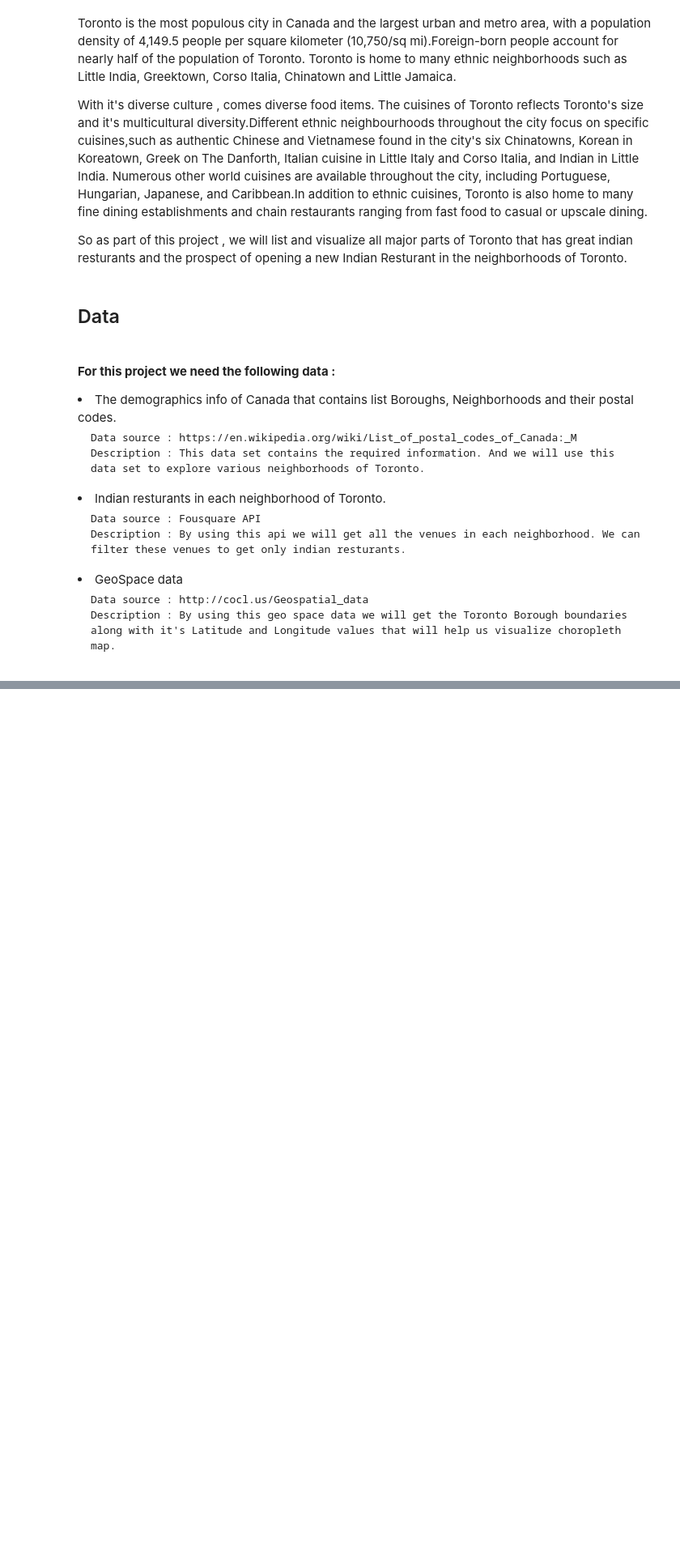
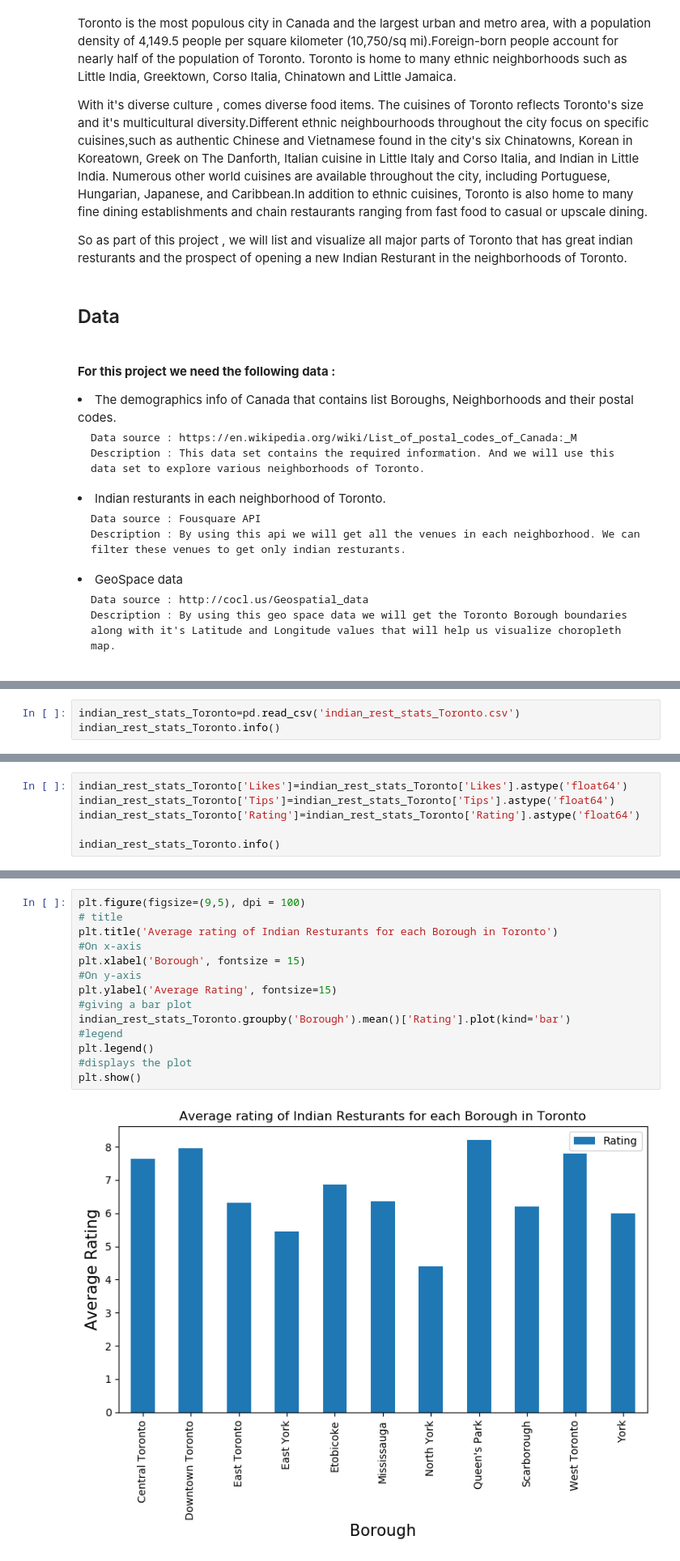
Before and after one commit to AlokeDeep/Coursera_Capstone, a Jupyter notebook: Battle_Of_Neighborhoods_Capstone.ipynb, the cells around one changed output, grey strips where cells are left out. Shown at 81% size. Saved outputs shown, nothing was run; the diff lists cells and outputs as text; blank space fills up the shorter version.

```diff
--- a/Battle_Of_Neighborhoods_Capstone.ipynb
+++ b/Battle_Of_Neighborhoods_Capstone.ipynb
@@ -39,0 +440,3 @@ Hello Capstone Project Course!
+# %%
+indian_rest_stats_Toronto=pd.read_csv('indian_rest_stats_Toronto.csv')
+indian_rest_stats_Toronto.info()
@@ -39,0 +458,6 @@ Hello Capstone Project Course!
+# %%
+indian_rest_stats_Toronto['Likes']=indian_rest_stats_Toronto['Likes'].astype('float64')
+indian_rest_stats_Toronto['Tips']=indian_rest_stats_Toronto['Tips'].astype('float64')
+indian_rest_stats_Toronto['Rating']=indian_rest_stats_Toronto['Rating'].astype('float64')
+
+indian_rest_stats_Toronto.info()
@@ -39,0 +553,16 @@ Hello Capstone Project Course!
+# %%
+plt.figure(figsize=(9,5), dpi = 100)
+# title
+plt.title('Average rating of Indian Resturants for each Borough in Toronto')
+#On x-axis
+plt.xlabel('Borough', fontsize = 15)
+#On y-axis
+plt.ylabel('Average Rating', fontsize=15)
+#giving a bar plot
+indian_rest_stats_Toronto.groupby('Borough').mean()['Rating'].plot(kind='bar')
+#legend
+plt.legend()
+#displays the plot
+plt.show()
+# %% [output]
+[figure, added]
```
Also changed, not shown: parts of 78 cells of this notebook, 2 other files.
